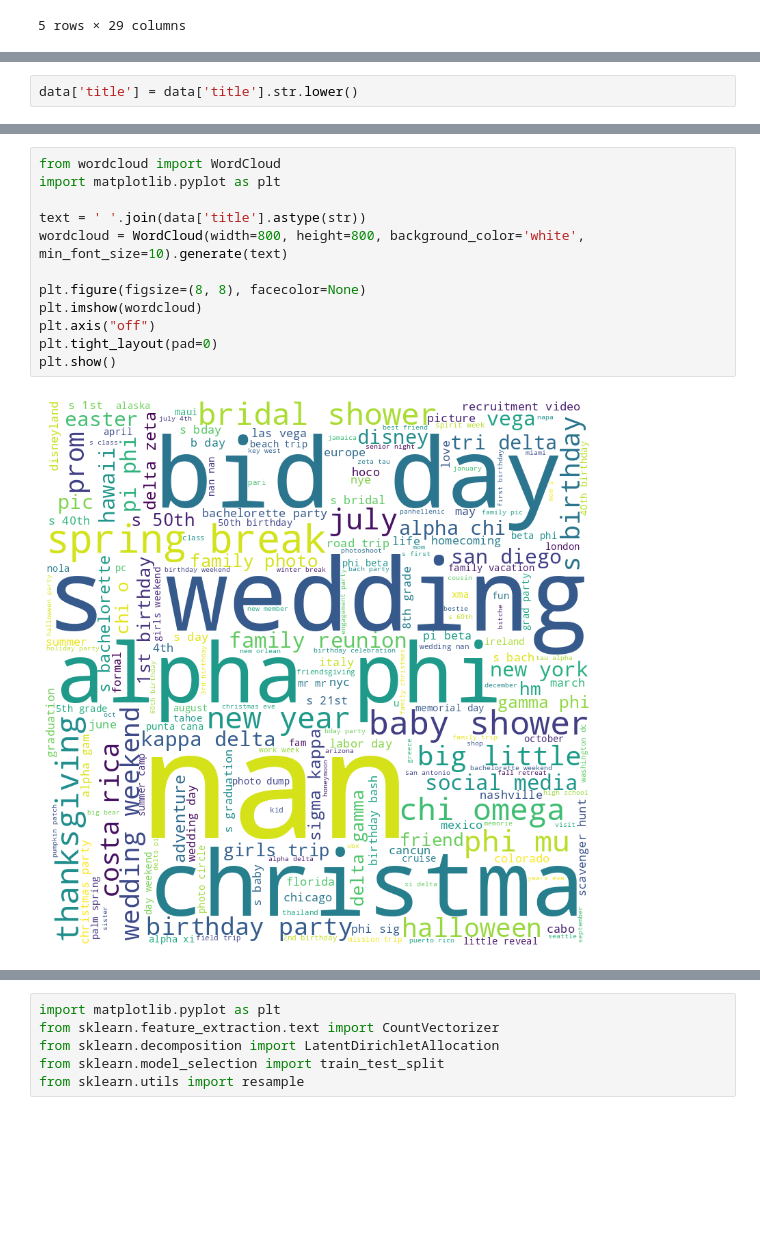
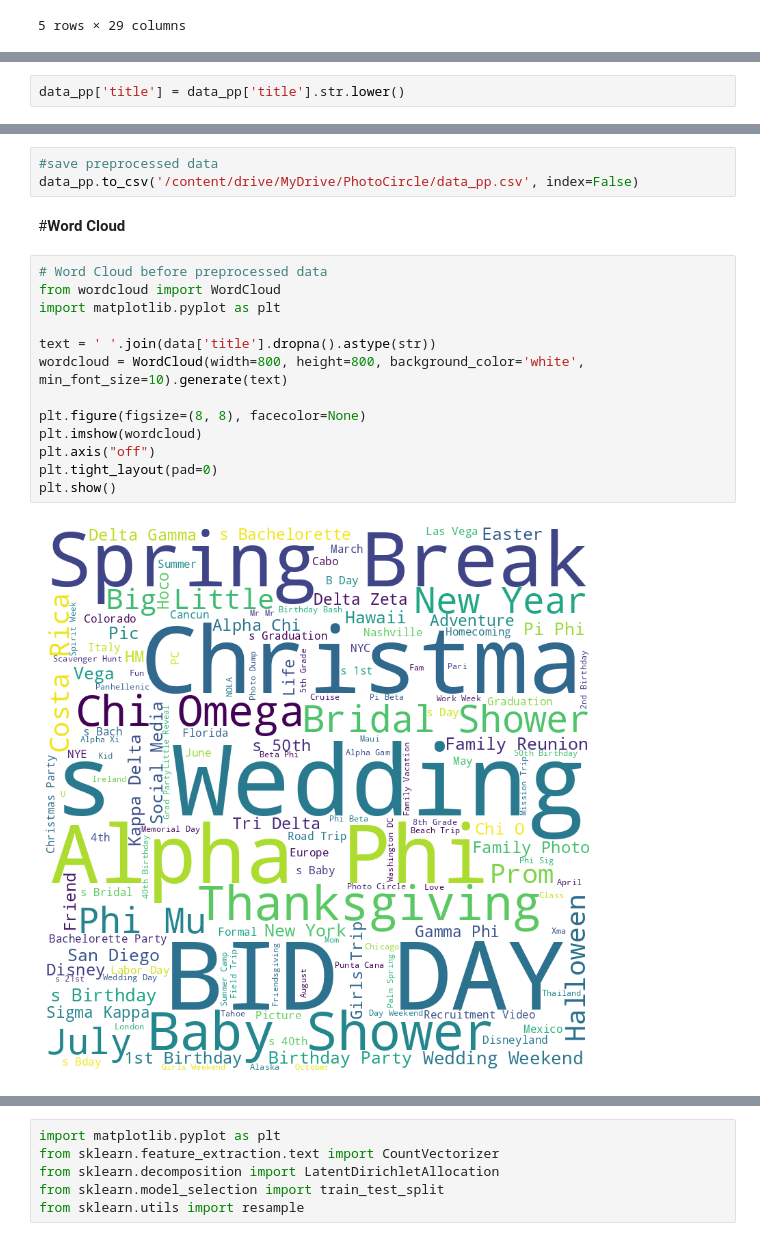
Before and after one commit to bvanitsthian/photocircle_nlp, a Jupyter notebook: circles_visualization.ipynb, the cells around one changed output, grey strips where cells are left out. Drawn from its saved outputs; the diff is of its cells as text; blank space fills up the shorter version.

```diff
--- a/circles_visualization.ipynb
+++ b/circles_visualization.ipynb
@@ -37,2 +99,2 @@ data.head()
 # %%
-data['title'] = data['title'].str.lower()
+data_pp['title'] = data_pp['title'].str.lower()
@@ -62,14 +142,20 @@ Name: title, Length: 5921872, dtype: object
+# %%
+#save preprocessed data
+data_pp.to_csv('/content/drive/MyDrive/PhotoCircle/data_pp.csv', index=False)
+# %% [markdown]
+#**Word Cloud**
 # %%
+# Word Cloud before preprocessed data
 from wordcloud import WordCloud
 import matplotlib.pyplot as plt
 
-text = ' '.join(data['title'].astype(str))
+text = ' '.join(data['title'].dropna().astype(str))
 wordcloud = WordCloud(width=800, height=800, background_color='white', min_font_size=10).generate(text)
 
 plt.figure(figsize=(8, 8), facecolor=None)
 plt.imshow(wordcloud)
 plt.axis("off")
 plt.tight_layout(pad=0)
 plt.show()
 # %% [output]
-[figure, old version]
+[figure, new version]
```
Also changed, not shown: parts of 34 cells of this notebook.
